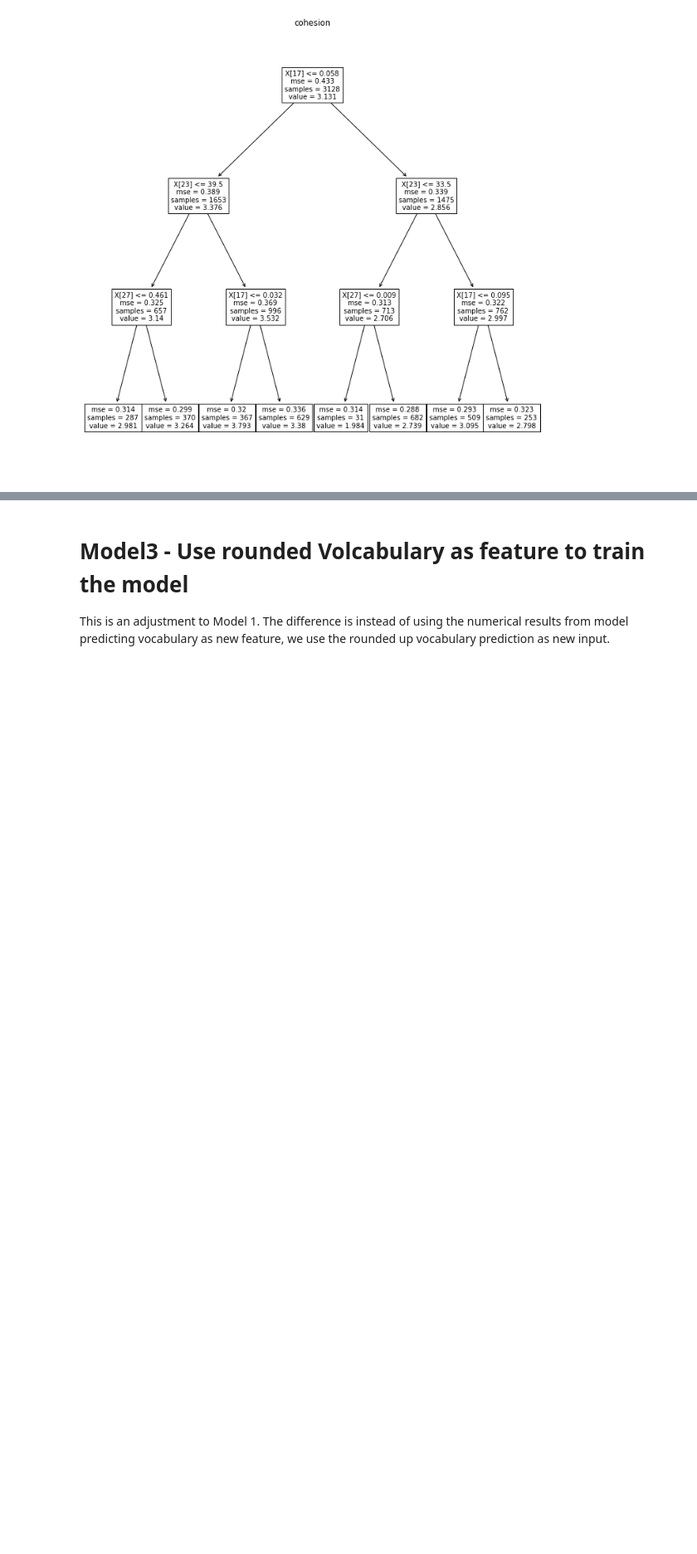
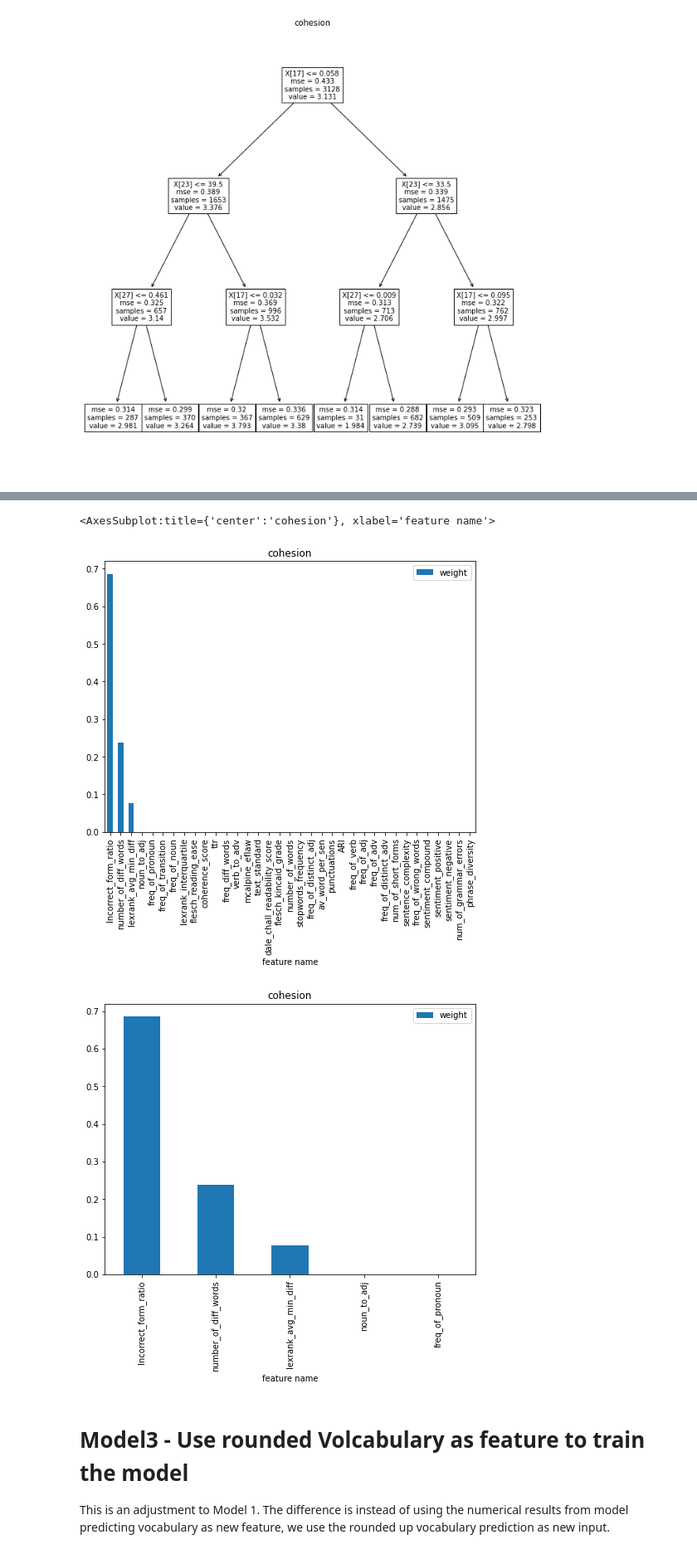
Before and after one commit to Lokki-ki-ki/Text_Marker, a Jupyter notebook: DecisionTree_new.ipynb, the cells around one changed output, grey strips where cells are left out. Shown at 83% size. Cells and saved outputs as stored; diff of their text form; code cells hidden in the pictures; blank space fills up the shorter version.

```diff
--- a/DecisionTree_new.ipynb
+++ b/DecisionTree_new.ipynb
@@ -222,0 +269,6 @@ plt.show()
+# %%
+importance2 = dt2.feature_importances_
+feature_importance2 = pd.DataFrame([list(X_train2.columns.values), importance2]).T
+feature_importance2 = feature_importance2.sort_values(by=1, ascending=False)
+feature_importance2.columns=['feature name', 'weight']
+feature_importance2
@@ -223,3 +293,10 @@ plt.show()
+# %%
+feature_importance2.plot(kind='bar',x=0, y=1, figsize=(8,6),title='cohesion')
+feature_importance2.head(5).plot(kind='bar',x=0, y=1, figsize=(8,6),title='cohesion')
+# %% [output]
+<AxesSubplot:title={'center':'cohesion'}, xlabel='feature name'>
+[figure, added]
+[figure, added]
 # %% [markdown]
 # Model3 - Use rounded Volcabulary as feature to train the model
 This is an adjustment to Model 1. The difference is instead of using the numerical results from model predicting vocabulary as new feature, we use the rounded up vocabulary prediction as new input.
```
Also changed, not shown: parts of 6 cells of this notebook, 2 other files.
